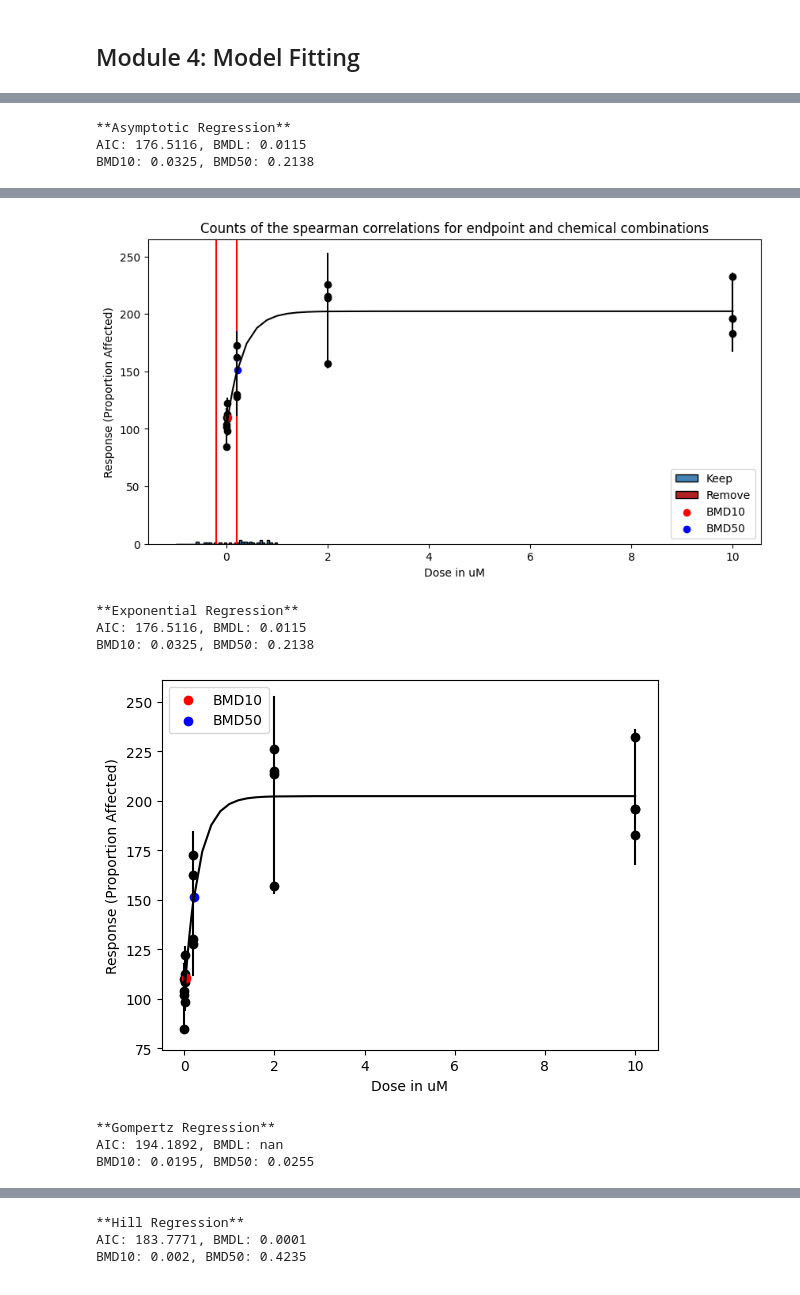
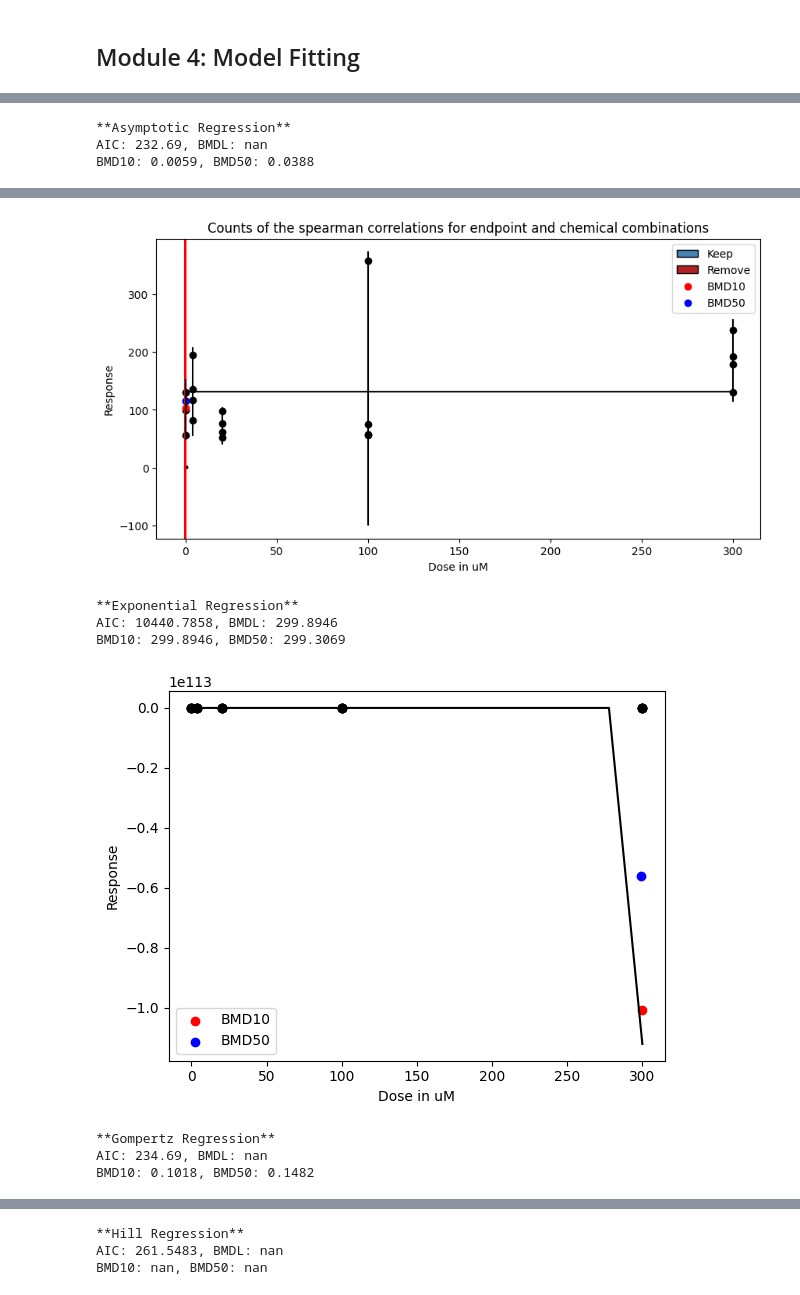
Before and after one commit to PNNL-CompBio/bmdrc, a Jupyter notebook: vignettes/Continuous Class Example.ipynb, the cells around one changed output, grey strips where cells are left out. Drawn from its saved outputs; the diff is of its cells as text; code cells hidden in the pictures.

```diff
--- a/vignettes/Continuous Class Example.ipynb
+++ b/vignettes/Continuous Class Example.ipynb
@@ -127,7 +122,7 @@ con.filter_correlation_score(score = 0.2, apply = True, direction = "between")
 # %% [markdown]
 ## Module 4: Model Fitting
 # %%
-data = con.df[(con.df["Chemical ID"] == "10") & (con.df["Endpoint"] == "Endpoint2")] # 10 Endpoint 2 (14), 12 Endpoint 2 (9)
+data = con.df[(con.df["Chemical ID"] == "12") & (con.df["Endpoint"] == "Endpoint4")] # 10 Endpoint 2 (14), 12 Endpoint 2 (9)
 data
 # %% [output]
 |  | Chemical ID | Concentration_uM | Endpoint | Measurement | Notes | plate |
@@ -168,7 +163,7 @@ def quick_plot(obj, BMD10, BMD50):
 
     # Add labels and make plot
     plt.xlabel("Dose in uM")
-    plt.ylabel("Response (Proportion Affected)")
+    plt.ylabel("Response")
     plt.legend()
 
     plt.show()
@@ -213,39 +208,39 @@ try:
 except:
     print("Gompertz model did not converge\n\n")
 
 print("**Hill Regression**")
 try:
     hill = check_values(HillReg_Cont)
 except:
     print("Hill model did not converge\n\n")
 
 print("**Michaelis-Mentin Regression**")
 try:
     mm = check_values(MMReg_Cont)
 except:
     print("Michaelis-Mentin model did not converge\n\n")
 
 print("**Power Regression**")
 try:
     pow = check_values(PowReg_Cont)
 except:
     print("Power model did not converge\n\n")
 
 print("**Weibull Regression**")
 try:
     weib = check_values(WeiReg_Cont)
 except:
     print("Weibull model did not converge\n\n")
 # %% [output]
 **Asymptotic Regression**
-AIC: 176.5116, BMDL: 0.0115
-BMD10: 0.0325, BMD50: 0.2138
+AIC: 232.69, BMDL: nan
+BMD10: 0.0059, BMD50: 0.0388
 [figure]
-[figure, old version]
+[figure, new version]
 **Exponential Regression**
-AIC: 176.5116, BMDL: 0.0115
-BMD10: 0.0325, BMD50: 0.2138
+AIC: 10440.7858, BMDL: 299.8946
+BMD10: 299.8946, BMD50: 299.3069
-[figure, old version]
+[figure, new version]
 **Gompertz Regression**
-AIC: 194.1892, BMDL: nan
-BMD10: 0.0195, BMD50: 0.0255
+AIC: 234.69, BMDL: nan
+BMD10: 0.1018, BMD50: 0.1482
@@ -253,3 +248,3 @@ BMD10: 0.0195, BMD50: 0.0255
 **Hill Regression**
-AIC: 183.7771, BMDL: 0.0001
-BMD10: 0.002, BMD50: 0.4235
+AIC: 261.5483, BMDL: nan
+BMD10: nan, BMD50: nan
```
Also changed, not shown: parts of 8 cells of this notebook, 3 other files.
